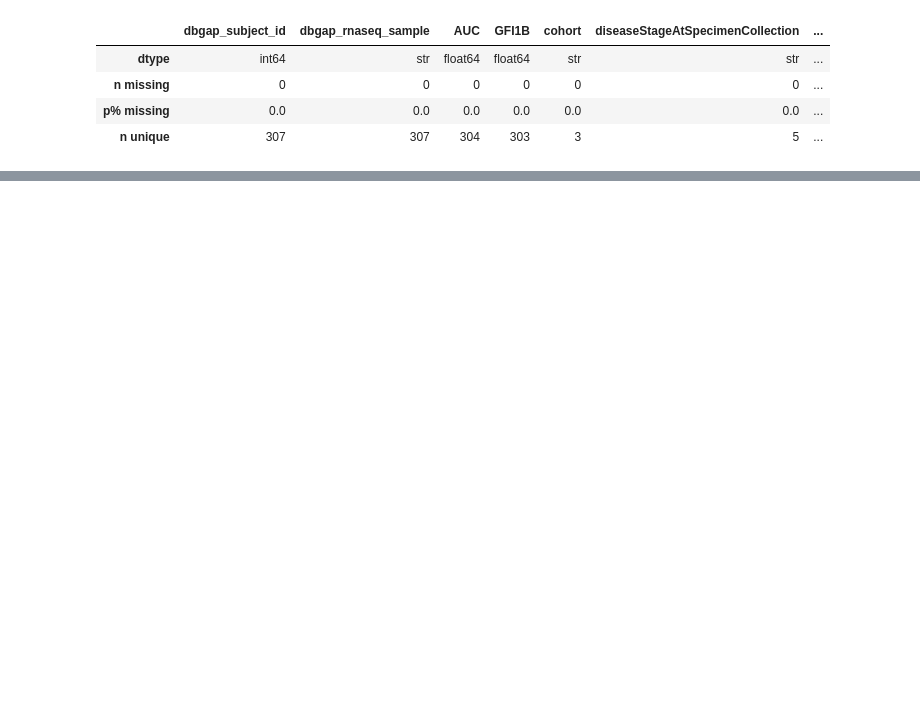
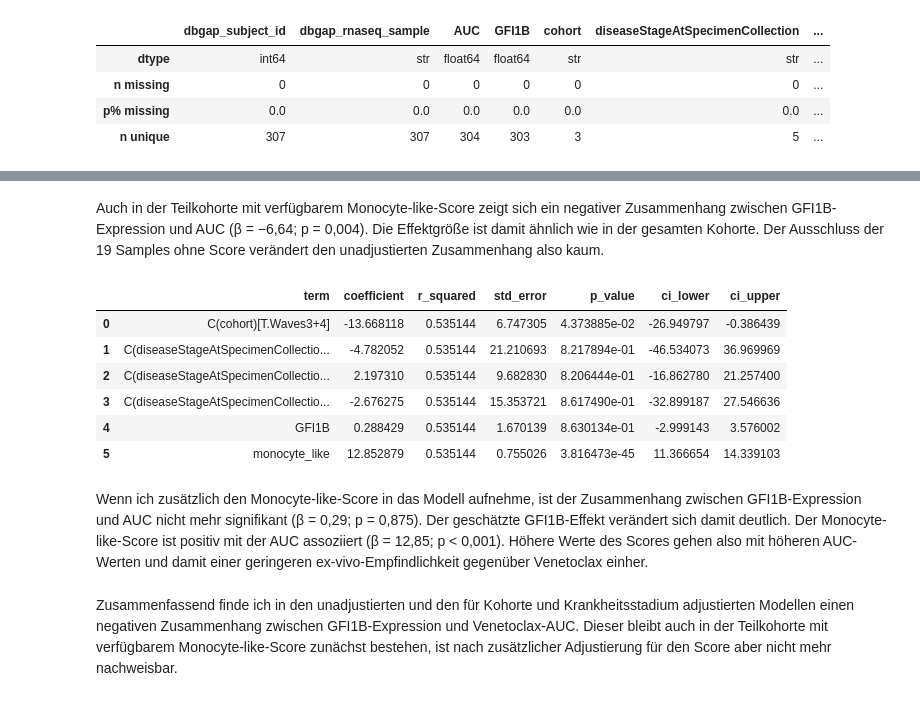
Before and after one commit to risch-lisa/BeatAML2-GFI1B-Venetoclax-Sensitivity, a Jupyter notebook: analysis.ipynb, the cells around one changed output, grey strips where cells are left out. Drawn from its saved outputs; the diff is of its cells as text; code cells hidden in the pictures; blank space fills up the shorter version.

```diff
--- a/analysis.ipynb
+++ b/analysis.ipynb
@@ -363,0 +536,21 @@ data_summary(data[["dbgap_subject_id", "dbgap_rnaseq_sample", "AUC", "GFI1B", "c
+# %% [markdown]
+Auch in der Teilkohorte mit verfügbarem Monocyte-like-Score zeigt sich ein negativer Zusammenhang zwischen GFI1B-Expression und AUC (β = −6,64; p = 0,004). Die Effektgröße ist damit ähnlich wie in der gesamten Kohorte. Der Ausschluss der 19 Samples ohne Score verändert den unadjustierten Zusammenhang also kaum.
+# %%
+# Adjustierte lineare Regression für Kohorte, Krankheitsstadium und Monocyte-like-Score
+
+model_adjusted_monocyte = smf.ols(
+    "AUC ~ GFI1B + C(cohort) + C(diseaseStageAtSpecimenCollection) + monocyte_like",
+    data=data_monocyte,
+).fit()
+
+extract_regression_results(model_adjusted_monocyte)
+# %% [output]
+|  | term | coefficient | r_squared | std_error | p_value | ci_lower | ci_upper |
+| 0 | C(cohort)[T.Waves3+4] | -13.668118 | 0.535144 | 6.747305 | 4.373885e-02 | -26.949797 | -0.386439 |
+| 1 | C(diseaseStageAtSpecimenCollectio... | -4.782052 | 0.535144 | 21.210693 | 8.217894e-01 | -46.534073 | 36.969969 |
+| 2 | C(diseaseStageAtSpecimenCollectio... | 2.197310 | 0.535144 | 9.682830 | 8.206444e-01 | -16.862780 | 21.257400 |
+| 3 | C(diseaseStageAtSpecimenCollectio... | -2.676275 | 0.535144 | 15.353721 | 8.617490e-01 | -32.899187 | 27.546636 |
+| 4 | GFI1B | 0.288429 | 0.535144 | 1.670139 | 8.630134e-01 | -2.999143 | 3.576002 |
+| 5 | monocyte_like | 12.852879 | 0.535144 | 0.755026 | 3.816473e-45 | 11.366654 | 14.339103 |
+# %% [markdown]
+Wenn ich zusätzlich den Monocyte-like-Score in das Modell aufnehme, ist der Zusammenhang zwischen GFI1B-Expression und AUC nicht mehr signifikant (β = 0,29; p = 0,875). Der geschätzte GFI1B-Effekt verändert sich damit deutlich. Der Monocyte-like-Score ist positiv mit der AUC assoziiert (β = 12,85; p < 0,001). Höhere Werte des Scores gehen also mit höheren AUC-Werten und damit einer geringeren ex-vivo-Empfindlichkeit gegenüber Venetoclax einher.
@@ -363,0 +567,2 @@ data_summary(data[["dbgap_subject_id", "dbgap_rnaseq_sample", "AUC", "GFI1B", "c
+# %% [markdown]
+Zusammenfassend finde ich in den unadjustierten und den für Kohorte und Krankheitsstadium adjustierten Modellen einen negativen Zusammenhang zwischen GFI1B-Expression und Venetoclax-AUC. Dieser bleibt auch in der Teilkohorte mit verfügbarem Monocyte-like-Score zunächst bestehen, ist nach zusätzlicher Adjustierung für den Score aber nicht mehr nachweisbar.
```
Also changed, not shown: parts of 20 cells of this notebook, 11 other files.
